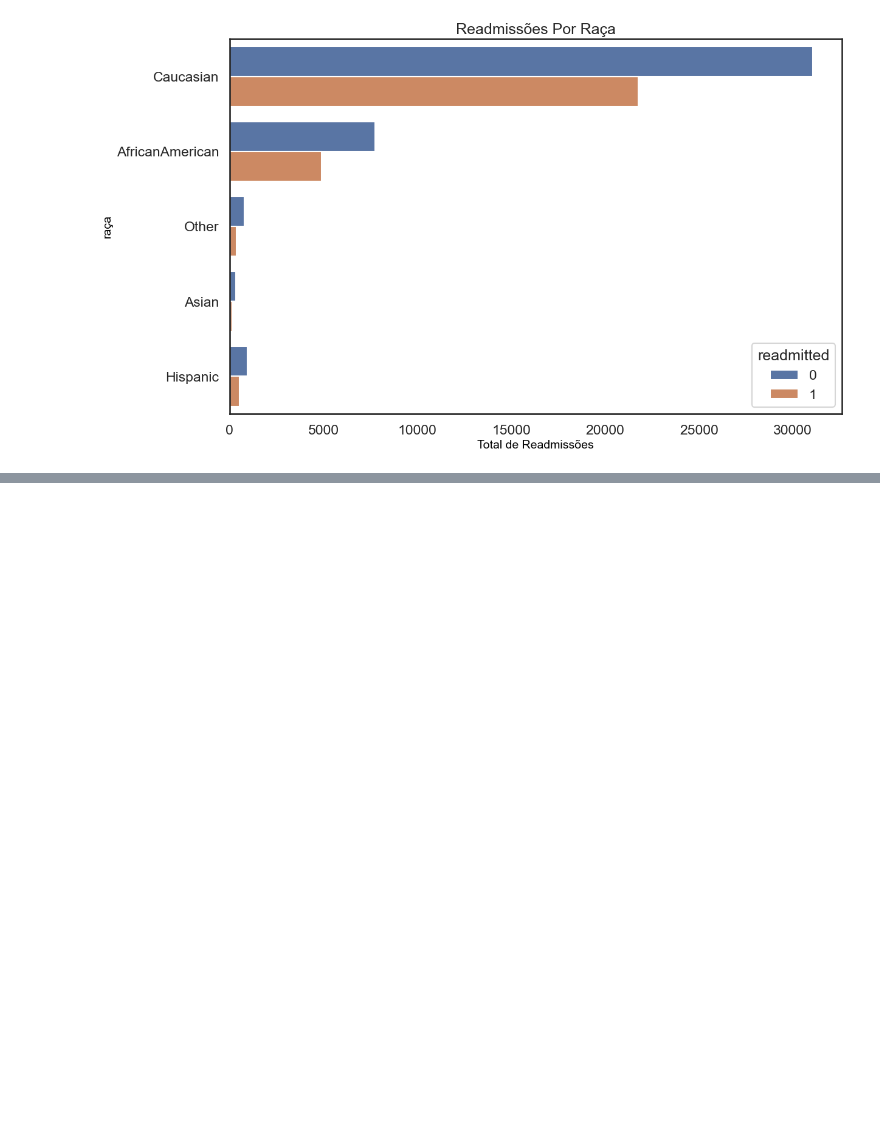
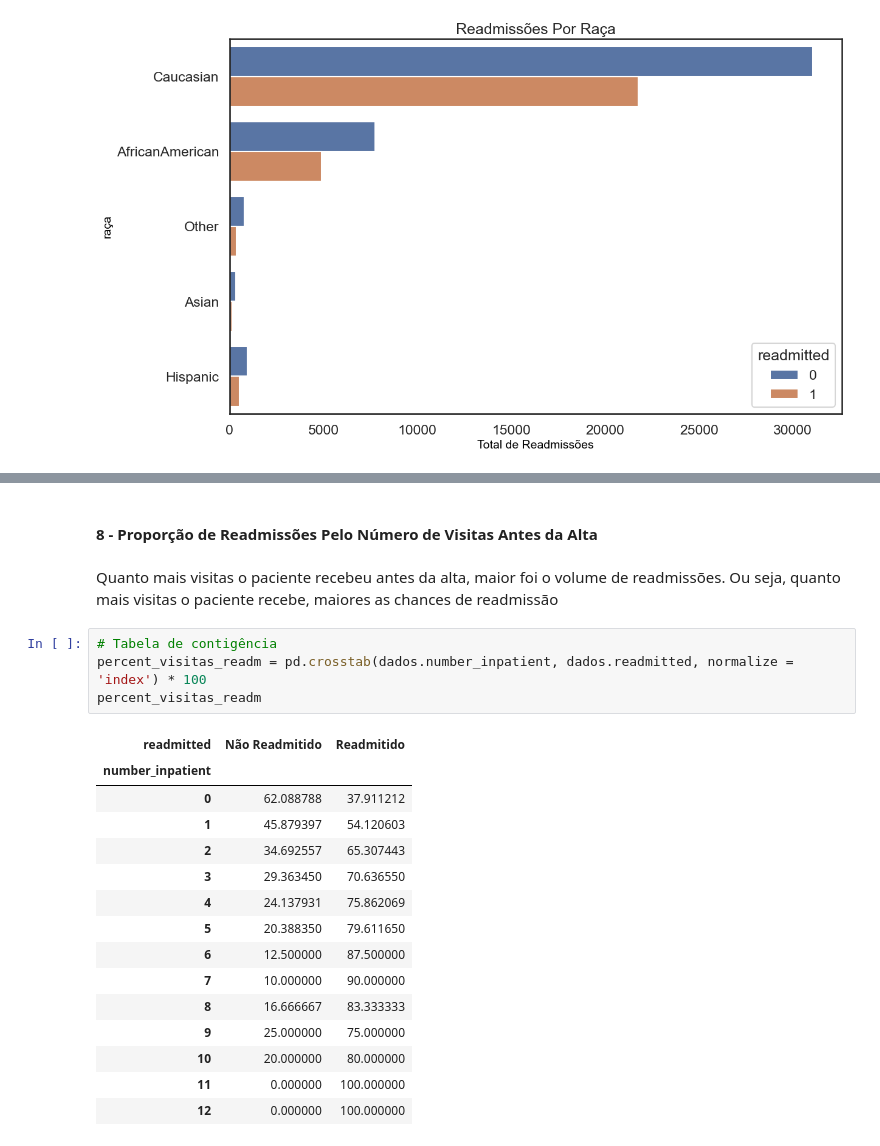
Before and after one commit to SanTavaresD/Analise_de_Dados_com_Linguagem_Python, a Jupyter notebook: 9_Engenharia_de_atributos/projeto_8_parte_2.ipynb, the cells around one changed output, grey strips where cells are left out. Cells and saved outputs as stored; diff of their text form; blank space fills up the shorter version.

```diff
--- a/9_Engenharia_de_atributos/projeto_8_parte_2.ipynb
+++ b/9_Engenharia_de_atributos/projeto_8_parte_2.ipynb
@@ -287,0 +410,24 @@ plt.show()
+# %% [markdown]
+#### 8 - Proporção de Readmissões Pelo Número de Visitas Antes da Alta
+# %% [markdown]
+Quanto mais visitas o paciente recebeu antes da alta, maior foi o volume de readmissões. Ou seja, quanto mais visitas o paciente recebe, maiores as chances de readmissão
+# %%
+# Tabela de contigência
+percent_visitas_readm = pd.crosstab(dados.number_inpatient, dados.readmitted, normalize = 'index') * 100
+percent_visitas_readm
+# %% [output]
+| readmitted | Não Readmitido | Readmitido |
+| number_inpatient |  |  |
+| 0 | 62.088788 | 37.911212 |
+| 1 | 45.879397 | 54.120603 |
+| 2 | 34.692557 | 65.307443 |
+| 3 | 29.363450 | 70.636550 |
+| 4 | 24.137931 | 75.862069 |
+| 5 | 20.388350 | 79.611650 |
+| 6 | 12.500000 | 87.500000 |
+| 7 | 10.000000 | 90.000000 |
+| 8 | 16.666667 | 83.333333 |
+| 9 | 25.000000 | 75.000000 |
+| 10 | 20.000000 | 80.000000 |
+| 11 | 0.000000 | 100.000000 |
+| 12 | 0.000000 | 100.000000 |
```
Also changed, not shown: parts of 11 cells of this notebook.
